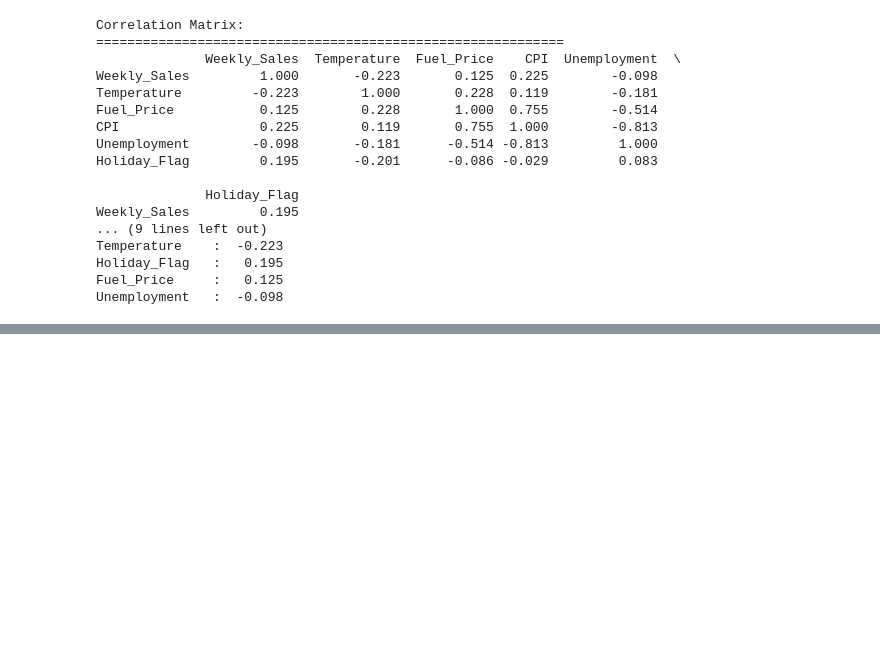
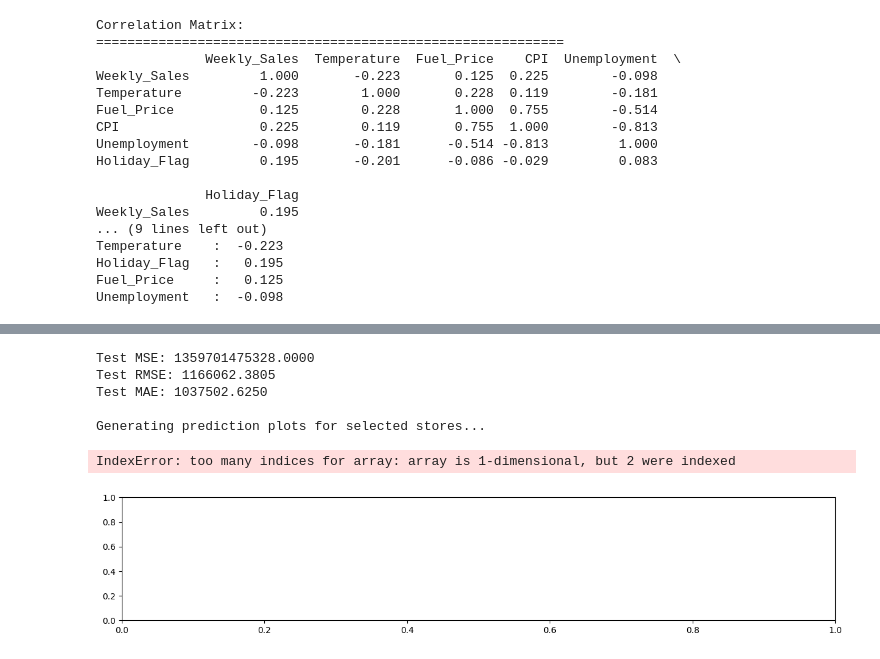
Before and after one commit to Manish-785/sales-demand-forecasting, a Jupyter notebook: main.ipynb, the cells around one changed output, grey strips where cells are left out. Drawn from its saved outputs; the diff is of its cells as text; code cells hidden in the pictures; blank space fills up the shorter version.

```diff
--- a/main.ipynb
+++ b/main.ipynb
@@ -196,0 +355,36 @@ Unemployment   :  -0.098
+# %%
+def plot_predictions(model, dataset, device, all_store_ids, stores_to_plot):
+    """
+    Visualizes the model's predictions against the actual values for selected stores.
+    """
+    model.eval()
+    all_y_true_list = []
+    all_y_pred_list = []
+    with torch.no_grad():
+        for snapshot in dataset:
+            x, y = snapshot.x.to(device), snapshot.y.to(device)
+            out = model(x, snapshot.edge_index.to(device))
+            all_y_true_list.append(y.cpu().numpy())
+            all_y_pred_list.append(out.cpu().numpy())
+
+    all_y_true = np.concatenate(all_y_true_list, axis=0).squeeze(-1)
+    all_y_pred = np.concatenate(all_y_pred_list, axis=0).squeeze(-1)
+
+    num_plots = len(stores_to_plot)
+    plt.figure(figsize=(15, 3 * num_plots))
+
+    for i, store_id in enumerate(stores_to_plot):
+        plt.subplot(num_plots, 1, i + 1)
+        try:
+            store_idx = all_store_ids.index(store_id)
+            plt.plot(all_y_true[:, store_idx], label='Actual Sales')
+            plt.plot(all_y_pred[:, store_idx], label='Predicted Sales', linestyle='--')
+            plt.title(f'Store {store_id}: Actual vs. Predicted Sales (Test Set)')
+            plt.ylabel('Weekly Sales')
+            plt.legend()
+        except ValueError:
+            print(f"Warning: Store ID {store_id} not found in the data. Skipping plot.")
+
+    plt.xlabel('Time Step (in test set)')
+    plt.tight_layout()
+    plt.show()
@@ -196,0 +478,3 @@ Unemployment   :  -0.098
+# %%
+main()
+# %% [output]
@@ -196,0 +498,7 @@ Unemployment   :  -0.098
+Test MSE: 1359701475328.0000
+Test RMSE: 1166062.3805
+Test MAE: 1037502.6250
+
+Generating prediction plots for selected stores...
+IndexError: too many indices for array: array is 1-dimensional, but 2 were indexed
+[figure, added]
```
Also changed, not shown: parts of 9 cells of this notebook.
